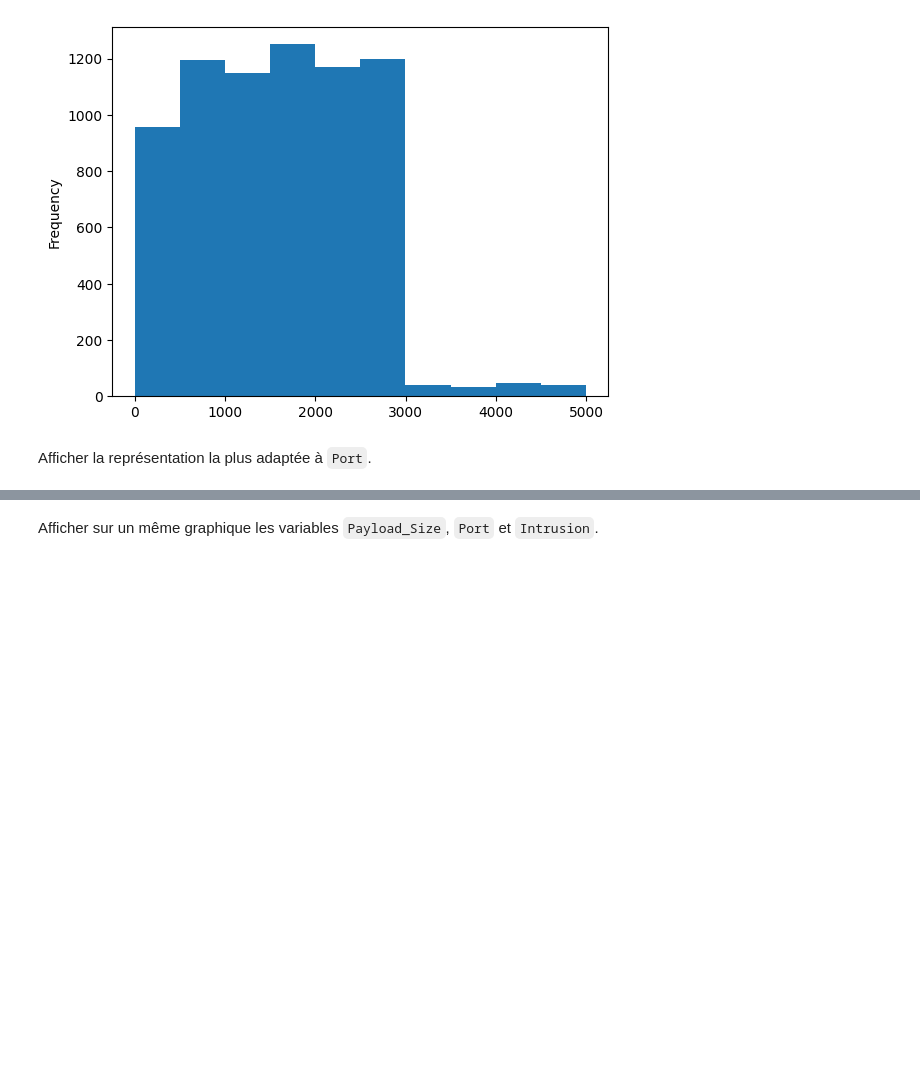
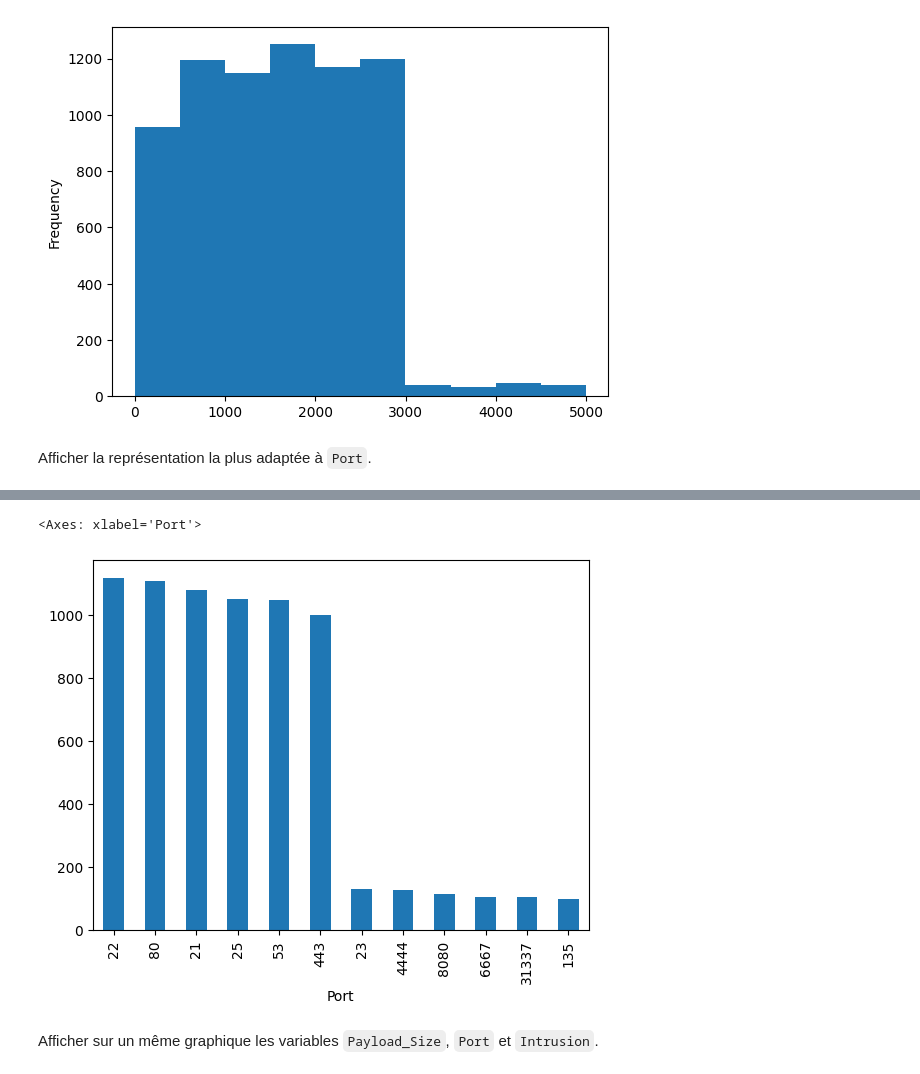
Before and after one commit to argonaultes-education/trde703-etl-auxerre-i1-2026, a Jupyter notebook: intrusion.ipynb, the cells around one changed output, grey strips where cells are left out. Cells and saved outputs as stored; diff of their text form; code cells hidden in the pictures; blank space fills up the shorter version.

```diff
--- a/intrusion.ipynb
+++ b/intrusion.ipynb
@@ -101,3 +122,8 @@ Afficher la représentation la plus adaptée à `Port`.
+# %%
+intrusion_df['Port'].value_counts().plot(kind='bar')
+# %% [output]
+<Axes: xlabel='Port'>
+[figure, added]
 # %% [markdown]
 Afficher sur un même graphique les variables `Payload_Size`, `Port` et `Intrusion`.
 # %% [markdown]
```
Also changed, not shown: parts of 3 cells of this notebook.
